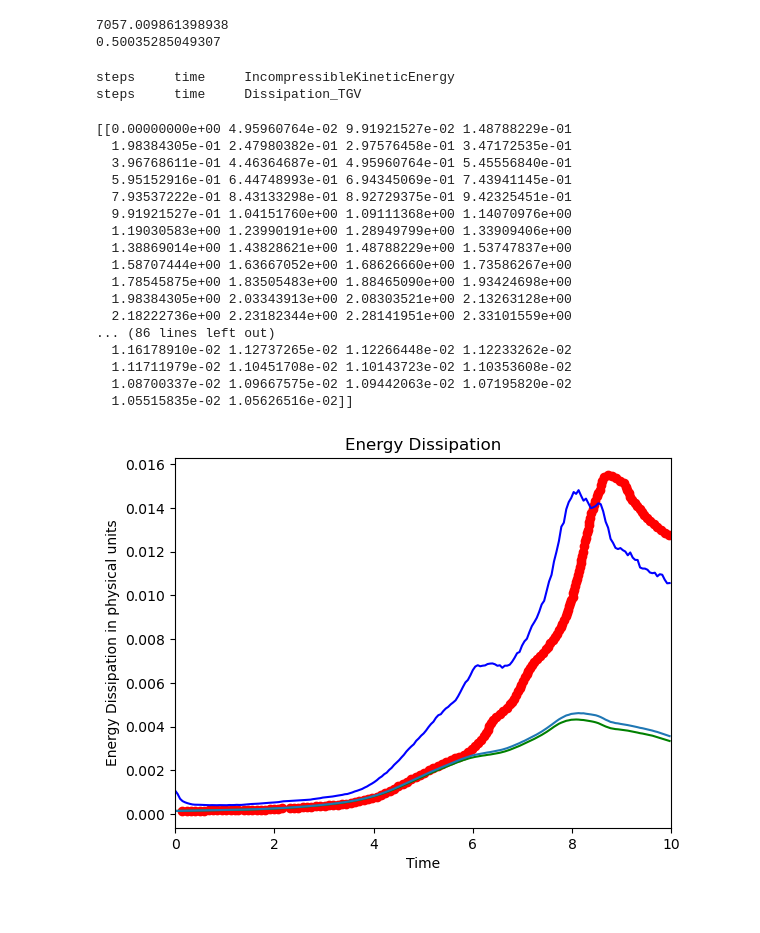
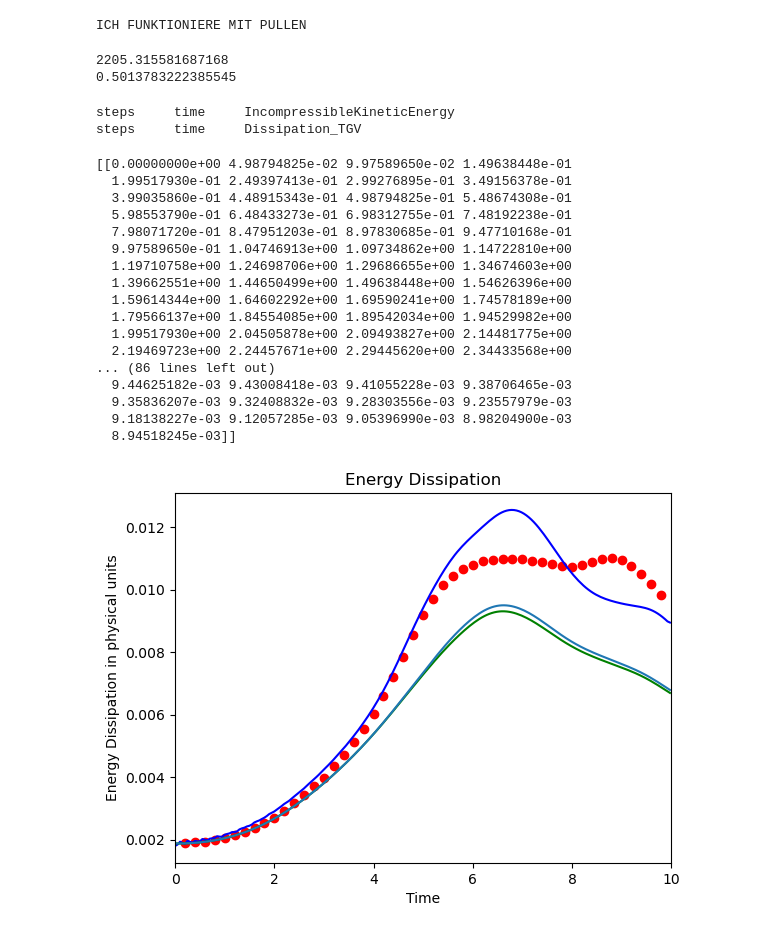
Before and after one commit to McBs/lettuce, a Jupyter notebook: examples/ReducedTGVSimulation.ipynb, the cells around one changed output. Cells and saved outputs as stored; diff of their text form; code cells hidden in the pictures.

```diff
--- a/examples/ReducedTGVSimulation.ipynb
+++ b/examples/ReducedTGVSimulation.ipynb
@@ -10,11 +10,11 @@ from argparse import ArgumentParser, ArgumentDefaultsHelpFormatter
 parser = ArgumentParser(formatter_class=ArgumentDefaultsHelpFormatter)
 parser.add_argument("--vtkdir", type=str, help="name base of vtk files - they are usually in a vtk-subdirectory!", default="./output/")
 parser.add_argument("--csvdir", type=str, default="./output/")
-parser.add_argument("--resolution", type=int, default=32)
-parser.add_argument("--nout", type=int, default=10)
+parser.add_argument("--resolution", type=int, default=10)
+parser.add_argument("--nout", type=int, default=100)
 parser.add_argument("--nvtk", type=int, default=200)
 parser.add_argument("--tmax", type=int, default=10)
-parser.add_argument("--Re", type=int, default=5000)
+parser.add_argument("--Re", type=int, default=400)
 args, unknown = parser.parse_known_args()
 args = vars(args)
 print("ICH FUNKTIONIERE MIT PULLEN")
@@ -25,8 +25,10 @@ res = args["resolution"]
 nout = args["nout"]
 nvtk = args["nvtk"]
 tmax = args["tmax"]
+# %% [output]
+ICH FUNKTIONIERE MIT PULLEN
 # %%
-lattice = lt.Lattice(lt.D3Q27, device = "cuda", dtype=torch.float64)
+lattice = lt.Lattice(lt.D3Q27, device = "cpu", dtype=torch.float64)
 
 flow = lt.SuperReducedTaylorGreenVortex3D(resolution=res, reynolds_number=Re, mach_number=0.05, lattice=lattice)
 print(flow.units.convert_time_to_lu(tmax))
@@ -35,8 +37,8 @@ print(flow.units.relaxation_parameter_lu)
 streaming = lt.StandardStreaming(lattice)
 simulation = lt.SimulationReducedTGV(flow=flow, lattice=lattice, collision=collision, streaming=streaming)
 # %% [output]
-7057.009861398938
-0.50035285049307
+2205.315581687168
+0.5013783222385545
 # %%
 interval_vtk=int((flow.units.convert_time_to_lu(tmax))/2)
 interval_out=int((flow.units.convert_time_to_lu(tmax))/200)
@@ -73,43 +75,43 @@ with open(csvdir + 'DissipationSij.csv', 'w', newline='') as file:
     writer = csv.writer(file)
     writer.writerows(dissipationSij)
 # %%
-csv_file_path = '/home/ben/Schreibtisch/Enstropy Brachet/Brachet/Brachet_1983_tgv3d_enstrophy_Re5000.csv'
+csv_file_path = '/home/ben/Schreibtisch/Enstropy Brachet/Brachet/Brachet_1983_tgv3d_enstrophy_Re400.csv'
 
 # Daten aus der CSV-Datei lesen
 csv_data = []
 with open(csv_file_path, 'r') as file:
     csv_reader = csv.reader(file, delimiter=';')
     for row in csv_reader:
         csv_data.append(row)
 
 csv_data = np.array(csv_data, dtype=float)
 print(dissipationEkin)
 
 plt.plot(dissipationEkin[0,:],dissipationEkin[1,:],color = 'blue')
 plt.plot(dissipationEns[0,:],dissipationEns[1,:], color = 'green')
 plt.xlim(0,10)
 plt.plot(dissipationSij[0,:],dissipationSij[1,:])
 plt.scatter(csv_data[:, 0], csv_data[:, 1], color='red', label='CSV Data')
 plt.title('Energy Dissipation')
 plt.xlabel('Time')
 plt.ylabel('Energy Dissipation in physical units')
 plt.show()
 # %% [output]
-[[0.00000000e+00 4.95960764e-02 9.91921527e-02 1.48788229e-01
-  1.98384305e-01 2.47980382e-01 2.97576458e-01 3.47172535e-01
-  3.96768611e-01 4.46364687e-01 4.95960764e-01 5.45556840e-01
-  5.95152916e-01 6.44748993e-01 6.94345069e-01 7.43941145e-01
-  7.93537222e-01 8.43133298e-01 8.92729375e-01 9.42325451e-01
-  9.91921527e-01 1.04151760e+00 1.09111368e+00 1.14070976e+00
-  1.19030583e+00 1.23990191e+00 1.28949799e+00 1.33909406e+00
-  1.38869014e+00 1.43828621e+00 1.48788229e+00 1.53747837e+00
-  1.58707444e+00 1.63667052e+00 1.68626660e+00 1.73586267e+00
-  1.78545875e+00 1.83505483e+00 1.88465090e+00 1.93424698e+00
-  1.98384305e+00 2.03343913e+00 2.08303521e+00 2.13263128e+00
-  2.18222736e+00 2.23182344e+00 2.28141951e+00 2.33101559e+00
+[[0.00000000e+00 4.98794825e-02 9.97589650e-02 1.49638448e-01
+  1.99517930e-01 2.49397413e-01 2.99276895e-01 3.49156378e-01
+  3.99035860e-01 4.48915343e-01 4.98794825e-01 5.48674308e-01
+  5.98553790e-01 6.48433273e-01 6.98312755e-01 7.48192238e-01
+  7.98071720e-01 8.47951203e-01 8.97830685e-01 9.47710168e-01
+  9.97589650e-01 1.04746913e+00 1.09734862e+00 1.14722810e+00
+  1.19710758e+00 1.24698706e+00 1.29686655e+00 1.34674603e+00
+  1.39662551e+00 1.44650499e+00 1.49638448e+00 1.54626396e+00
+  1.59614344e+00 1.64602292e+00 1.69590241e+00 1.74578189e+00
+  1.79566137e+00 1.84554085e+00 1.89542034e+00 1.94529982e+00
+  1.99517930e+00 2.04505878e+00 2.09493827e+00 2.14481775e+00
+  2.19469723e+00 2.24457671e+00 2.29445620e+00 2.34433568e+00
 ... (86 lines left out)
-  1.16178910e-02 1.12737265e-02 1.12266448e-02 1.12233262e-02
-  1.11711979e-02 1.10451708e-02 1.10143723e-02 1.10353608e-02
-  1.08700337e-02 1.09667575e-02 1.09442063e-02 1.07195820e-02
-  1.05515835e-02 1.05626516e-02]]
+  9.44625182e-03 9.43008418e-03 9.41055228e-03 9.38706465e-03
+  9.35836207e-03 9.32408832e-03 9.28303556e-03 9.23557979e-03
+  9.18138227e-03 9.12057285e-03 9.05396990e-03 8.98204900e-03
+  8.94518245e-03]]
-[figure, old version]
+[figure, new version]
```
Also changed, not shown: 2 other files.
